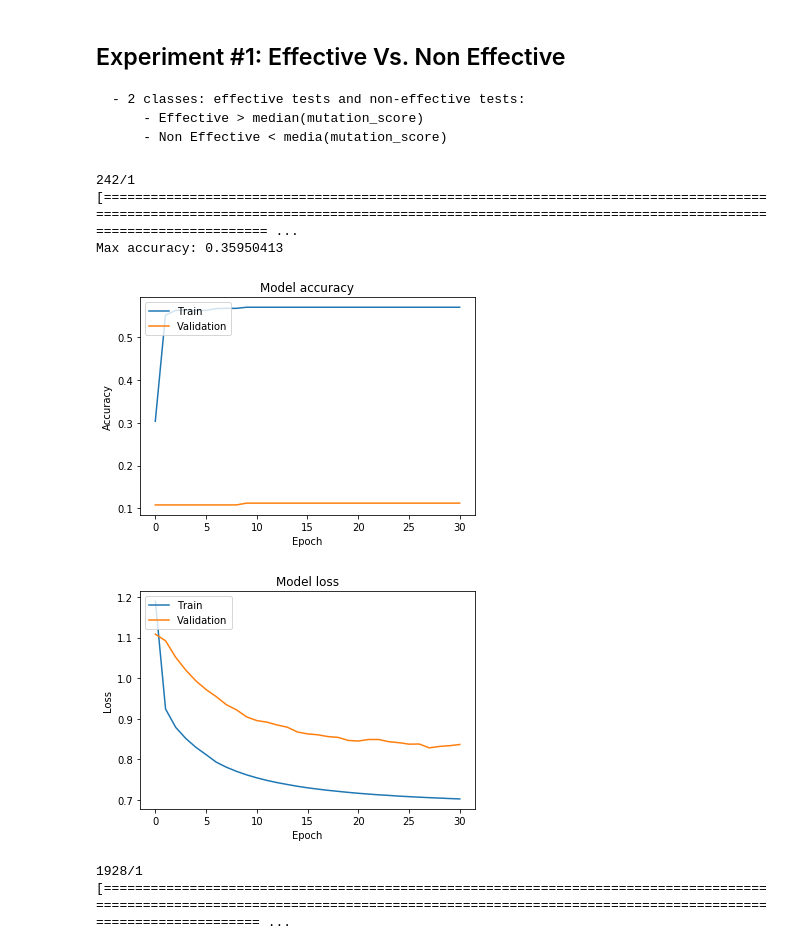
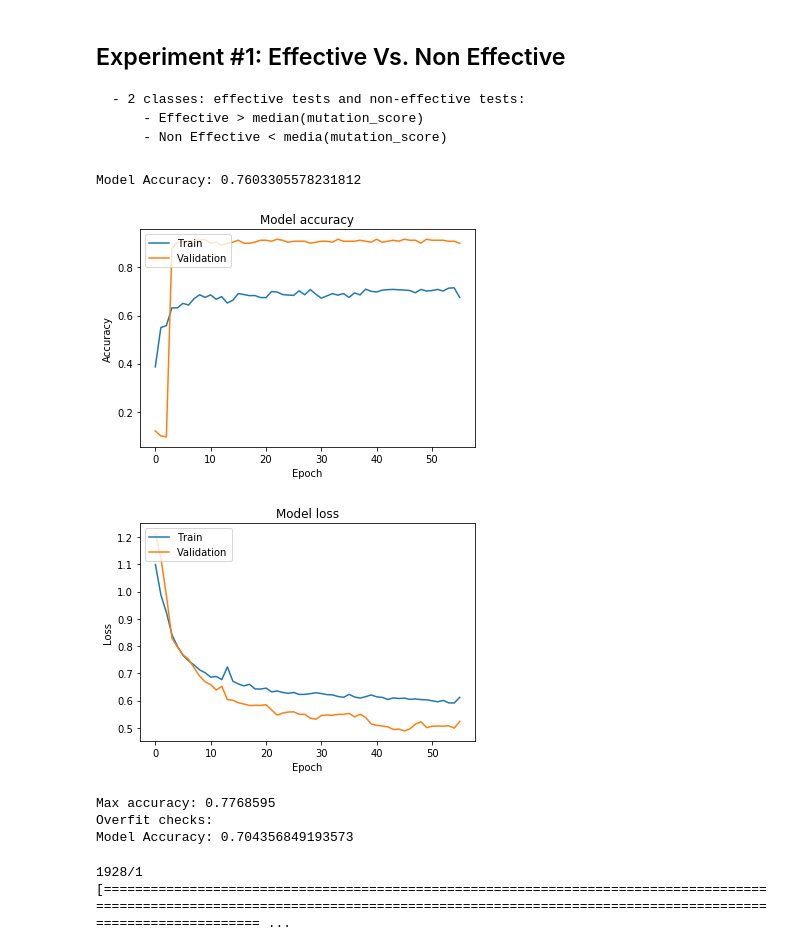
Before and after one commit to dormaayan/network-research, a Jupyter notebook: NeuralNetwork.ipynb, the cells around one changed output. Cells and saved outputs as stored; diff of their text form; code cells hidden in the pictures.

```diff
--- a/NeuralNetwork.ipynb
+++ b/NeuralNetwork.ipynb
@@ -18,6 +20,15 @@ CSV_PATH = "complete-frame.csv"
 # %% [markdown]
 #### Aux functions:
 # %%
+def silent_evaluation(model, x_test, y_test):
+    f = open('/dev/null', 'w')
+    regular_stdout = sys.stdout
+    sys.stdout = f
+    test_loss, test_acc = model.evaluate(x_test, y_test)
+    sys.stdout = regular_stdout
+    print('Model Accuracy: {}'.format(test_acc))
+
+
 def split_data(train_x, train_y, training=0.8, validation=0.5):
     train_size = training
 
@@ -61,7 +72,7 @@ def plot_graphs(history):
 # %%
 def load_meaningful_subset():
     frame = pd.read_csv(CSV_PATH, sep=",")
-    data_x = pd.concat([frame.no_mutations,
+    columns = [frame.no_mutations,
                          #frame.line_coverage,
                          frame.csm_FE,
                          frame.CONNECTIVITY_prod,
@@ -76,13 +87,16 @@ def load_meaningful_subset():
                          frame.LCOM4_test, frame.LCC_test,
                          frame.LCC_test, frame.WMC_test,
                          frame.McCABE_test, frame.NOP_prod,
-                         frame.NOA_prod, frame.Random], axis = 1).round(2)
+                         frame.NOA_prod, frame.Random]
+
+    data_x = pd.concat(columns, axis = 1).round(2)
     data_y = pd.concat([frame.mutation], axis = 1)
-    return data_x, data_y
+    return data_x, data_y, len(columns)
 # %% [markdown]
 #### Data Manipulations:
 # %%
 def median(data_x, data_y):
+    frame = pd.read_csv(CSV_PATH, sep=",")
     labels = [1,2]
     bins = [0,frame.mutation.median(),1]
     frame['mutation_bins'] = pd.cut(frame.mutation, bins=bins, labels = labels, include_lowest=True)
@@ -94,41 +108,39 @@ def median(data_x, data_y):
         - Effective > median(mutation_score)
         - Non Effective < media(mutation_score)
 # %%
-x_train, y_train, x_test, y_test, x_validate, y_validate =
-
-# Define the model architecture
+data_x, data_y, number_of_features = load_meaningful_subset()
+x_train, y_train, x_test, y_test, x_validate, y_validate = median(data_x, data_y)
 
 model = keras.Sequential()
-model.add(keras.layers.Dense(26, input_dim=26, activation=tf.nn.relu))
-#model.add(keras.layers.Dense(25, activation=tf.nn.relu))
-#model.add(keras.layers.Dense(25, activation=tf.nn.relu))
-model.add(keras.layers.Dense(5, activation=tf.nn.softmax))
-#model.add(keras.layers.Dense(10, activation=tf.nn.relu))
+model.add(keras.layers.Dense(number_of_features, input_dim=number_of_features, activation=tf.nn.relu))
+model.add(keras.layers.Dense(15, activation=tf.nn.softmax))
 model.add(keras.layers.Dense(3, activation=tf.nn.softmax))
 
 model.compile(optimizer='adam',
               loss='sparse_categorical_crossentropy',
               metrics=['accuracy'])
 
-early_stopping_monitor = keras.callbacks.EarlyStopping(patience=3,restore_best_weights=True)
+early_stopping_monitor = keras.callbacks.EarlyStopping(patience=10,restore_best_weights=True)
 
-max_accuracy = 0
 history = model.fit(x_train, y_train, epochs=1000, verbose=0,
           validation_data=(x_validate, y_validate), callbacks=[early_stopping_monitor])
-# Evaluate the model using test dataset.
-test_loss, test_acc = model.evaluate(x_test, y_test)
-if test_acc > max_accuracy:
-    max_accuracy = test_acc
+
+silent_evaluation(model, x_test, y_test)
+
+plot_graphs(history)
 
 print('Max accuracy:', max_accuracy)
 
 #Check Overfeet
-#test_loss, test_acc = model.evaluate(x_train, y_train)
+print("Overfit checks:")
+silent_evaluation(model, x_train, y_train)
 # %% [output]
-242/1 [================================================================================================================================================================================================= ...
-Max accuracy: 0.35950413
+Model Accuracy: 0.7603305578231812
-[figure, old version]
+[figure, new version]
-[figure, old version]
+[figure, new version]
+Max accuracy: 0.7768595
+Overfit checks:
+Model Accuracy: 0.704356849193573
 # %%
 #Check Overfeet
 test_loss, test_acc = model.evaluate(x_train, y_train)
```
Also changed, not shown: parts of 3 cells of this notebook.
